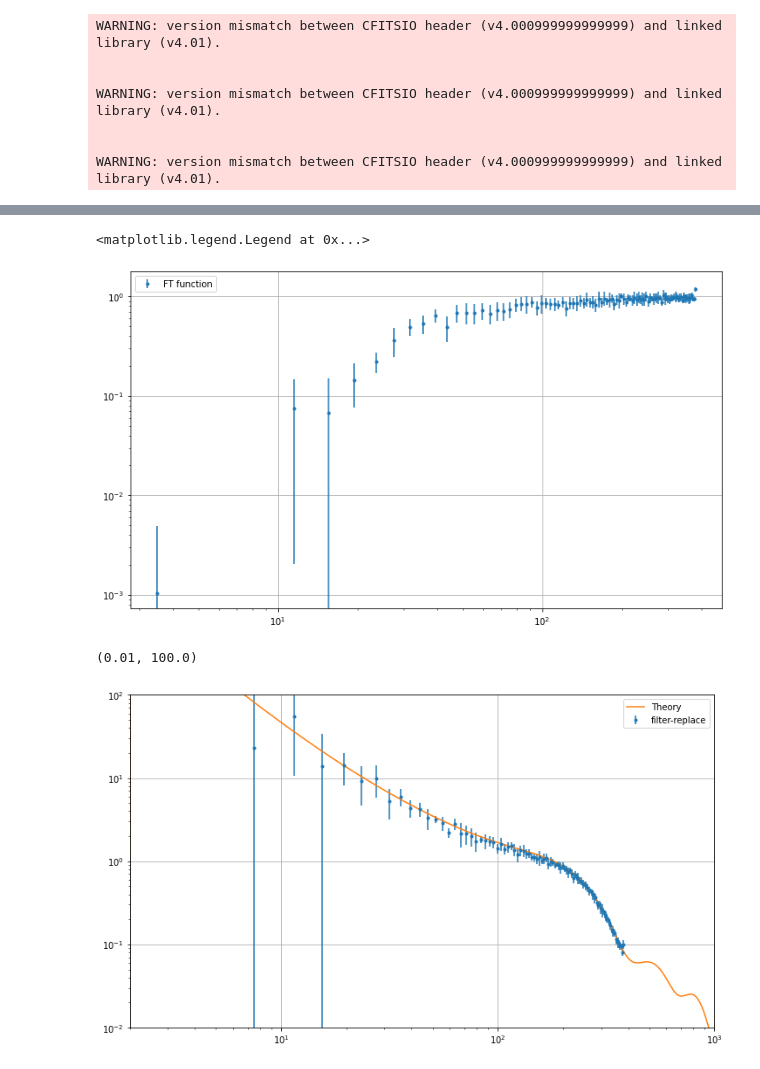
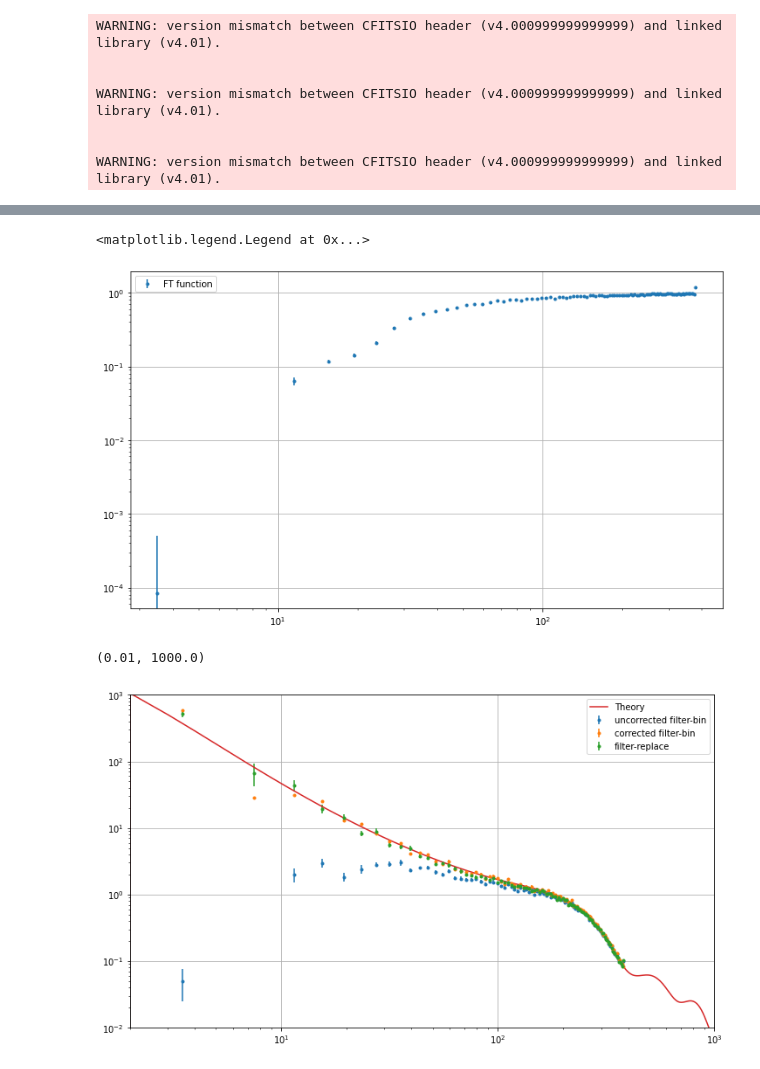
Before and after one commit to catyz/destripe, a Jupyter notebook: simulation.ipynb, the cells around one changed output, grey strips where cells are left out. Drawn from its saved outputs; the diff is of its cells as text; code cells hidden in the pictures.

```diff
--- a/simulation.ipynb
+++ b/simulation.ipynb
@@ -174,28 +174,30 @@ hp.mollview(output_map)
 # %%
-ells, cl_filterbin_mean, cl_filterbin_std = full_sim(TT, n_sims=10, replace=False)
-ells, cl_filterreplace_mean, cl_filterreplace_std = full_sim(TT, n_sims=10, replace=True)
+n_sims = 10
+ells, cl_filterbin_mean, cl_filterbin_std = full_sim(TT, n_sims, replace=False)
+ells, cl_filterreplace_mean, cl_filterreplace_std = full_sim(TT, n_sims, replace=True)
 # %%
-ells, cl_FT_mean, cl_FT_std = full_sim(input_cl=np.ones(lmax+1), n_sims=10, replace=False, noise_params=None)
+nsims_FT = 100
+ells, cl_FT_mean, cl_FT_std = full_sim(input_cl=np.ones(lmax+1), n_sims=nsims_FT, replace=False, noise_params=None)
 # %%
 plt.figure(figsize=(12,7))
-plt.errorbar(ells, cl_FT_mean, cl_FT_std, fmt='.', label='FT function')
+plt.errorbar(ells, cl_FT_mean, cl_FT_std/np.sqrt(nsims_FT), fmt='.', label='FT function')
 plt.loglog()
 plt.grid()
 plt.legend()
 # %% [output]
 <matplotlib.legend.Legend at 0x...>
-[figure, old version]
+[figure, new version]
 # %%
 plt.figure(figsize=(12,7))
-# plt.errorbar(ells, cl_filterbin_mean, cl_filterbin_std, fmt='.', label='uncorrected filter-bin')
-# plt.errorbar(ells, cl_filterbin_mean/cl_FT_mean, cl_filterbin_std, fmt='.', label='corrected filter-bin')
-plt.errorbar(ells, cl_filterreplace_mean, cl_filterreplace_std, fmt='.', label='filter-replace')
+plt.errorbar(ells, cl_filterbin_mean, 2*cl_filterbin_std/np.sqrt(n_sims), fmt='.', label='uncorrected filter-bin')
+plt.errorbar(ells, cl_filterbin_mean/cl_FT_mean, 2*cl_filterbin_std/np.sqrt(n_sims), fmt='.', label='corrected filter-bin')
+plt.errorbar(ells, cl_filterreplace_mean, cl_filterreplace_std/np.sqrt(n_sims), fmt='.', label='filter-replace')
 plt.plot(ell, input_cl[0], label='Theory')
 plt.loglog()
 plt.grid()
 plt.legend()
 plt.xlim([2e0,1e3])
-plt.ylim([1e-2,1e2])
+plt.ylim([1e-2,1e3])
 # %% [output]
-(0.01, 100.0)
+(0.01, 1000.0)
-[figure, old version]
+[figure, new version]
```
Also changed, not shown: parts of 3 cells of this notebook.
